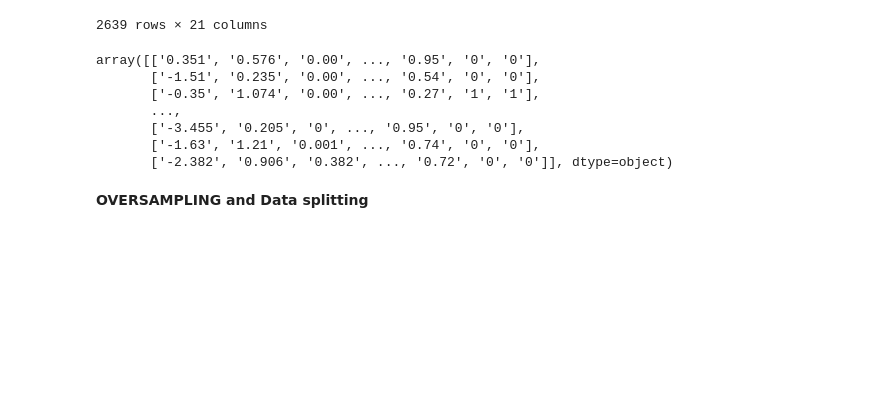
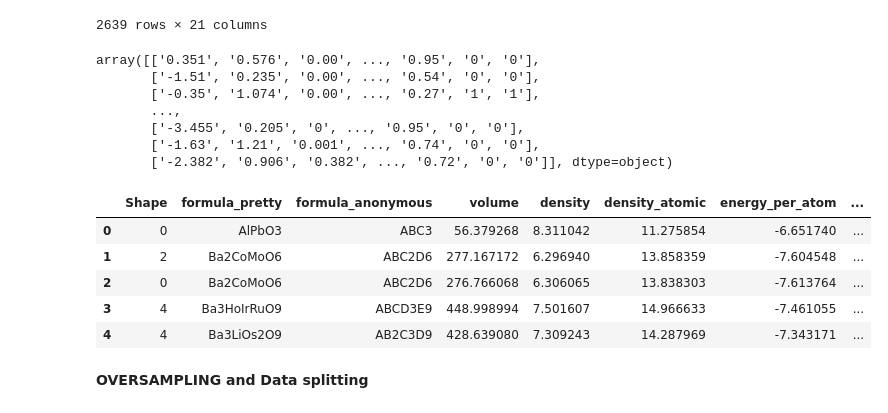
Before and after one commit to dimo192/ML, a Jupyter notebook: Crystal classification-1.0.ipynb, the cells around one changed output. Cells and saved outputs as stored; diff of their text form; code cells hidden in the pictures; blank space fills up the shorter version.

```diff
--- a/Crystal classification-1.0.ipynb
+++ b/Crystal classification-1.0.ipynb
@@ -76,3 +76,15 @@ array([['0.351', '0.576', '0.00', ..., '0.95', '0', '0'],
        ['-3.455', '0.205', '0', ..., '0.95', '0', '0'],
        ['-1.63', '1.21', '0.001', ..., '0.74', '0', '0'],
        ['-2.382', '0.906', '0.382', ..., '0.72', '0', '0']], dtype=object)
+# %%
+data="process.csv"
+df = pd.read_csv(data)
+df = df.fillna(-2)
+df.head()
+# %% [output]
+|  | Shape | formula_pretty | formula_anonymous | volume | density | density_atomic | energy_per_atom | ... |
+| 0 | 0 | AlPbO3 | ABC3 | 56.379268 | 8.311042 | 11.275854 | -6.651740 | ... |
+| 1 | 2 | Ba2CoMoO6 | ABC2D6 | 277.167172 | 6.296940 | 13.858359 | -7.604548 | ... |
+| 2 | 0 | Ba2CoMoO6 | ABC2D6 | 276.766068 | 6.306065 | 13.838303 | -7.613764 | ... |
+| 3 | 4 | Ba3HoIrRuO9 | ABCD3E9 | 448.998994 | 7.501607 | 14.966633 | -7.461055 | ... |
+| 4 | 4 | Ba3LiOs2O9 | AB2C3D9 | 428.639080 | 7.309243 | 14.287969 | -7.343171 | ... |
```
Also changed, not shown: parts of 30 cells of this notebook, 6 other files.
